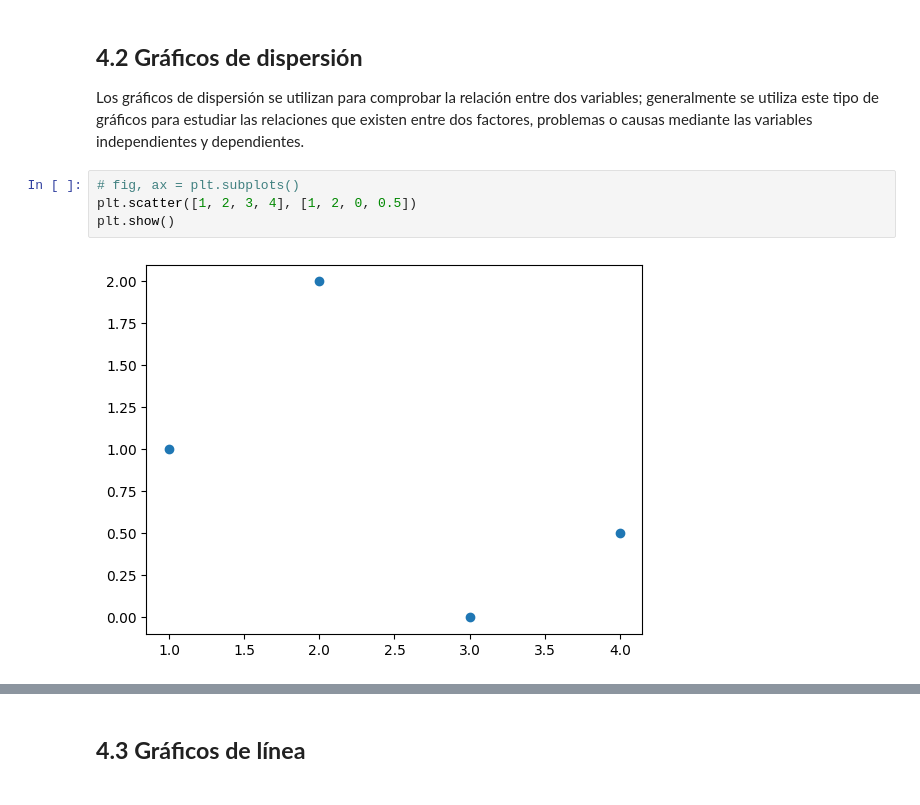
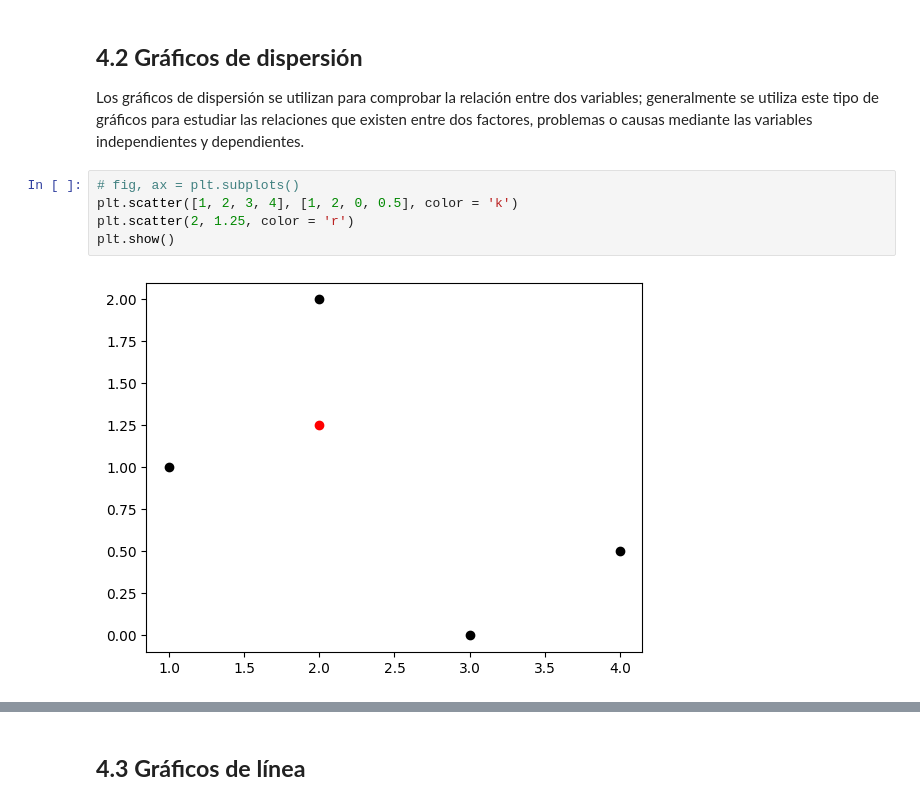
Before and after one commit to andreablass/pythonCamp, a Jupyter notebook: Modulo 1/04 Graficación/M1S4_Visualización_de_datos.ipynb, the cells around one changed output, grey strips where cells are left out. Cells and saved outputs as stored; diff of their text form.

```diff
--- a/Modulo 1/04 Graficación/M1S4_Visualización_de_datos.ipynb
+++ b/Modulo 1/04 Graficación/M1S4_Visualización_de_datos.ipynb
@@ -350,7 +350,8 @@ Ahora que sabes manipular los aspectos generales de una gráfica, se presentará
 Los gráficos de dispersión se utilizan para comprobar la relación entre dos variables; generalmente se utiliza este tipo de gráficos para estudiar las relaciones que existen entre dos factores, problemas o causas mediante las variables independientes y dependientes.
 # %%
 # fig, ax = plt.subplots()
-plt.scatter([1, 2, 3, 4], [1, 2, 0, 0.5])
+plt.scatter([1, 2, 3, 4], [1, 2, 0, 0.5], color = 'k')
+plt.scatter(2, 1.25, color = 'r')
 plt.show()
 # %% [output]
-[figure, old version]
+[figure, new version]
```
Also changed, not shown: parts of 3 cells of this notebook, 4 other files.
